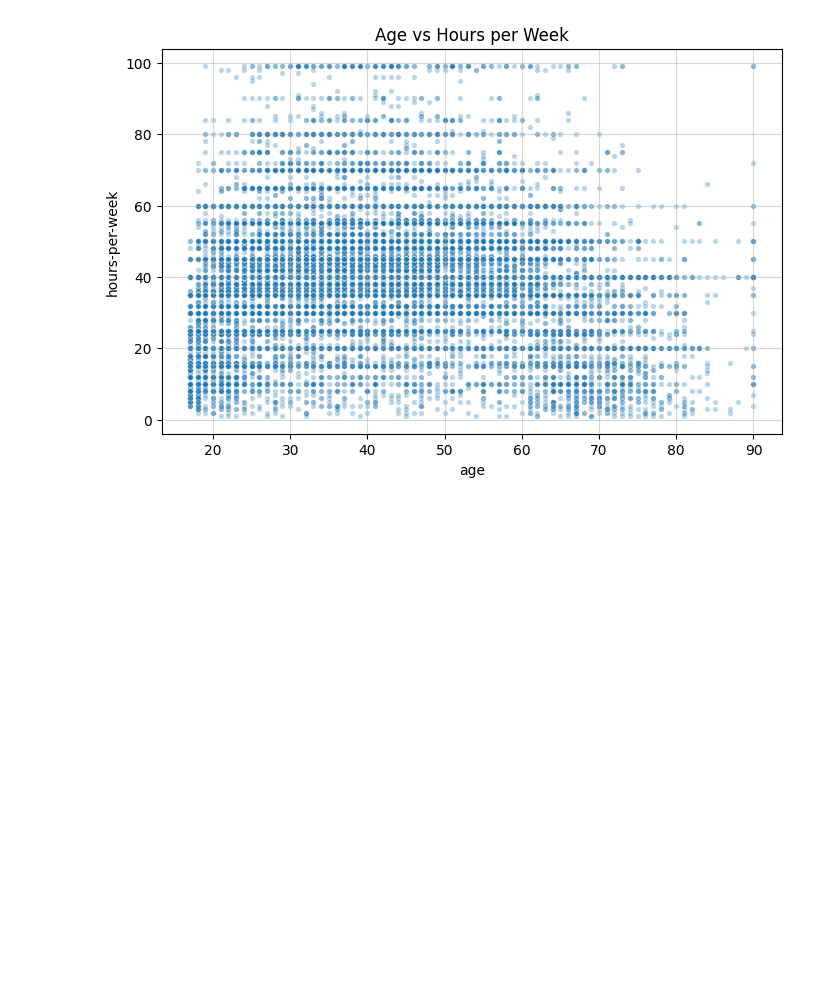
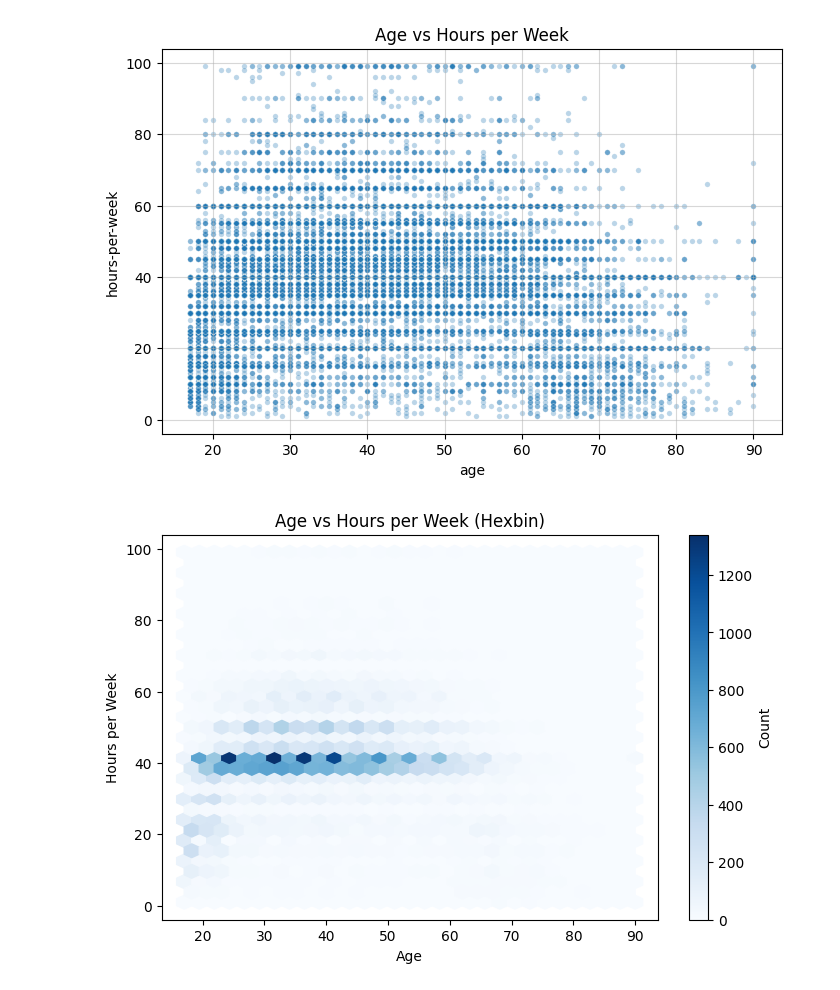
Before and after one commit to Sebastianrix/Data-Things, a Jupyter notebook: 1) Data transformation and exploratory data analysis (EDA)/Exercises in DT and EDA.ipynb, the cells around one changed output. Saved outputs shown, nothing was run; the diff lists cells and outputs as text; code cells hidden in the pictures; blank space fills up the shorter version.

```diff
--- a/1) Data transformation and exploratory data analysis (EDA)/Exercises in DT and EDA.ipynb
+++ b/1) Data transformation and exploratory data analysis (EDA)/Exercises in DT and EDA.ipynb
@@ -313,3 +329,14 @@ plt.grid(alpha=0.5)
 plt.show()
 # %% [output]
 [figure]
+# %%
+# Hexbin plot - Age vs Hours-per-week
+plt.figure(figsize=(8, 5))
+plt.hexbin(adult_data['age'], adult_data['hours-per-week'], gridsize=30, cmap='Blues')
+plt.colorbar(label='Count')
+plt.xlabel('Age')
+plt.ylabel('Hours per Week')
+plt.title("Age vs Hours per Week (Hexbin)")
+plt.show()
+# %% [output]
+[figure, added]
```
Also changed, not shown: parts of 2 cells of this notebook.
